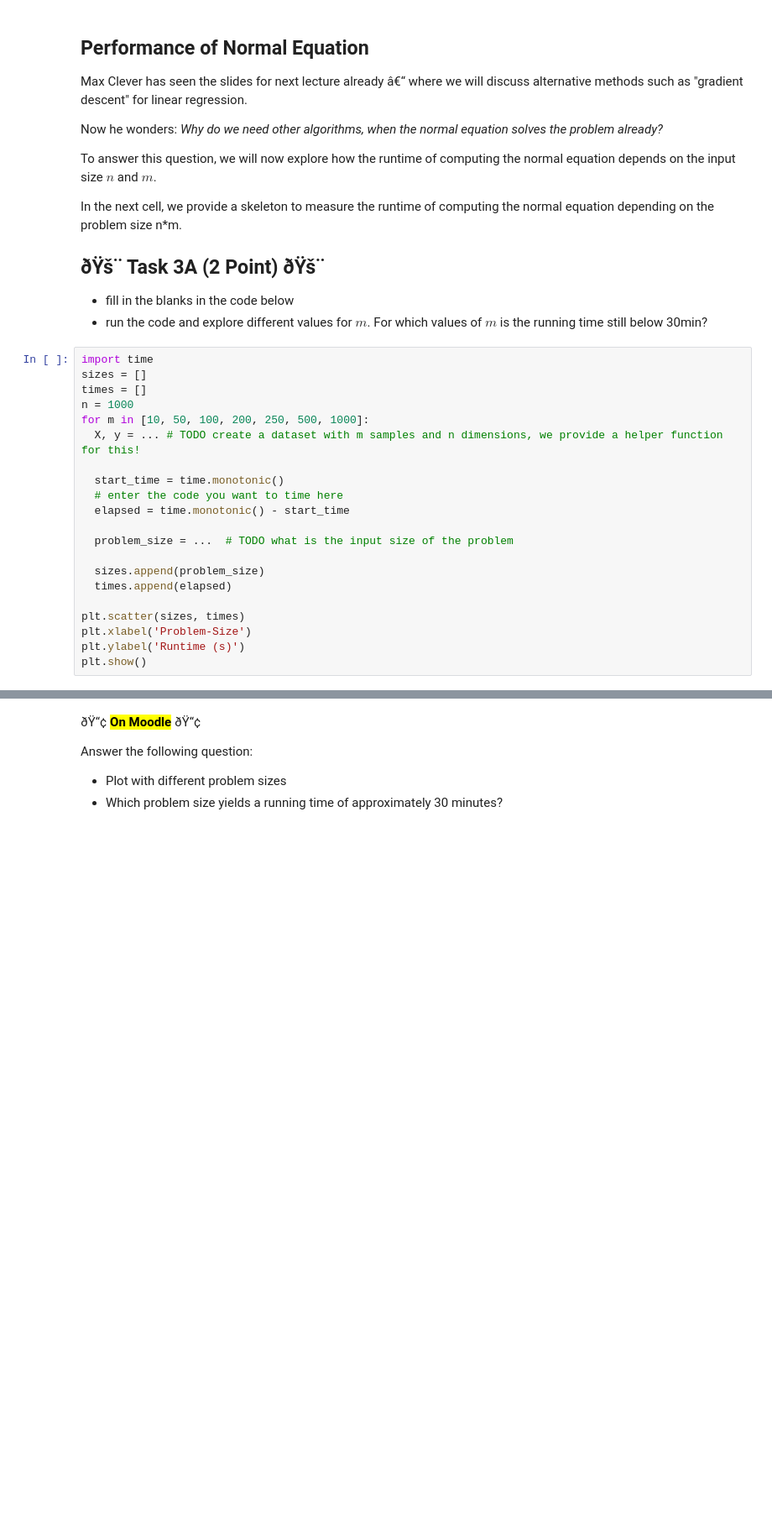
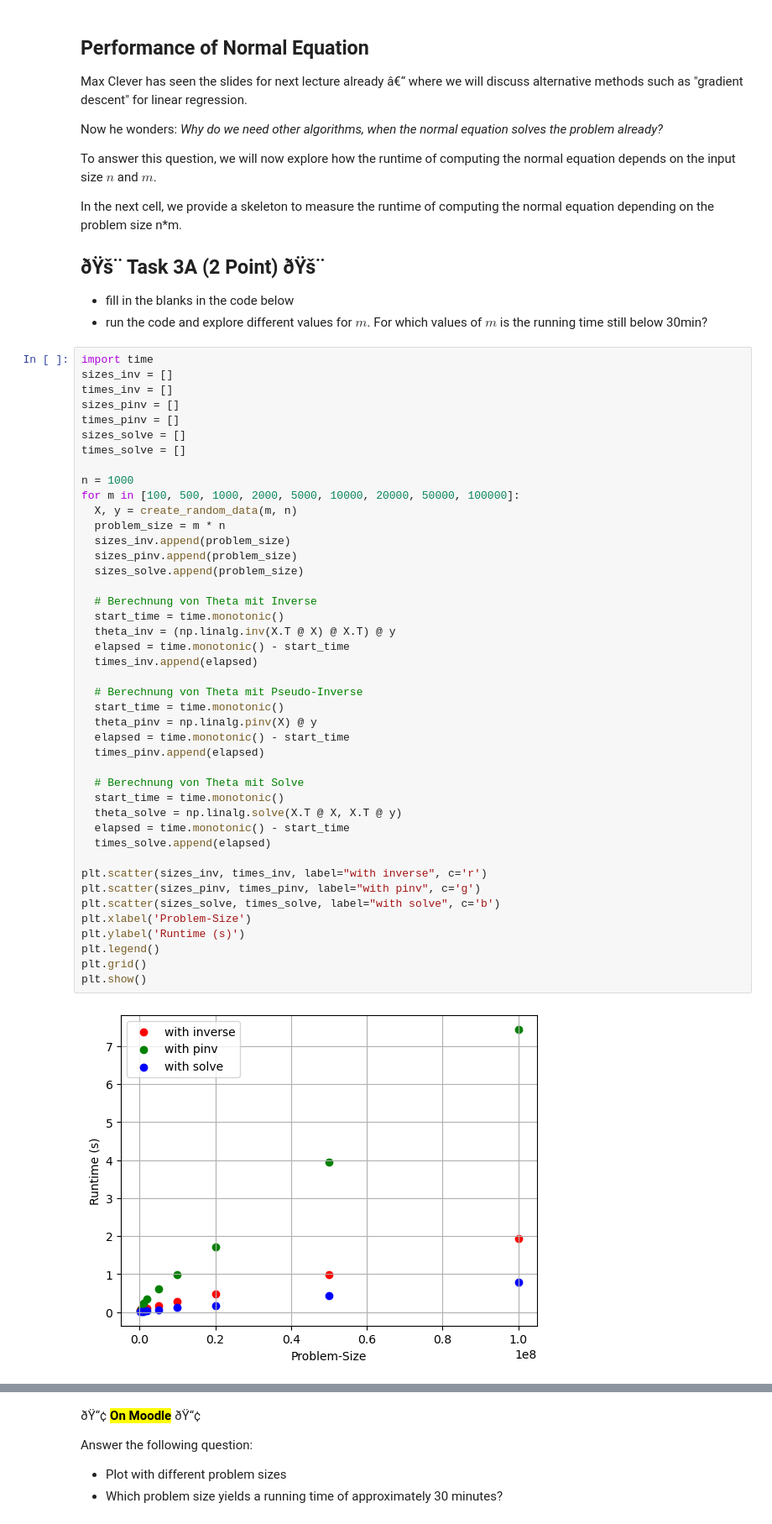
Before and after one commit to shinarove/MLDM_Praktikum, a Jupyter notebook: L02_Linear_Regression.ipynb, the cells around one changed output, grey strips where cells are left out. Shown: that part at 84% size. Saved outputs shown, nothing was run; the diff lists cells and outputs as text; blank space fills up the shorter version.

```diff
--- a/L02_Linear_Regression.ipynb
+++ b/L02_Linear_Regression.ipynb
@@ -206,24 +235,48 @@ In the next cell, we provide a skeleton to measure the runtime of computing the
 ## ðŸš¨ Task 3A (2 Point) ðŸš¨
 * fill in the blanks in the code below
 * run the code and explore different values for $m$. For which values of $m$ is the running time still below 30min?
-# %%
-import time
-sizes = []
-times = []
-n = 1000
-for m in [10, 50, 100, 200, 250, 500, 1000]:
-  X, y = ... # TODO create a dataset with m samples and n dimensions, we provide a helper function for this!
-
-  start_time = time.monotonic()
-  # enter the code you want to time here
-  elapsed = time.monotonic() - start_time
-
-  problem_size = ...  # TODO what is the input size of the problem
-
-  sizes.append(problem_size)
-  times.append(elapsed)
-
-plt.scatter(sizes, times)
-plt.xlabel('Problem-Size')
-plt.ylabel('Runtime (s)')
-plt.show()
+# %%
+import time
+sizes_inv = []
+times_inv = []
+sizes_pinv = []
+times_pinv = []
+sizes_solve = []
+times_solve = []
+
+n = 1000
+for m in [100, 500, 1000, 2000, 5000, 10000, 20000, 50000, 100000]:
+  X, y = create_random_data(m, n)
+  problem_size = m * n
+  sizes_inv.append(problem_size)
+  sizes_pinv.append(problem_size)
+  sizes_solve.append(problem_size)
+
+  # Berechnung von Theta mit Inverse
+  start_time = time.monotonic()
+  theta_inv = (np.linalg.inv(X.T @ X) @ X.T) @ y
+  elapsed = time.monotonic() - start_time
+  times_inv.append(elapsed)
+
+  # Berechnung von Theta mit Pseudo-Inverse
+  start_time = time.monotonic()
+  theta_pinv = np.linalg.pinv(X) @ y
+  elapsed = time.monotonic() - start_time
+  times_pinv.append(elapsed)
+
+  # Berechnung von Theta mit Solve
+  start_time = time.monotonic()
+  theta_solve = np.linalg.solve(X.T @ X, X.T @ y)
+  elapsed = time.monotonic() - start_time
+  times_solve.append(elapsed)
+
+plt.scatter(sizes_inv, times_inv, label="with inverse", c='r')
+plt.scatter(sizes_pinv, times_pinv, label="with pinv", c='g')
+plt.scatter(sizes_solve, times_solve, label="with solve", c='b')
+plt.xlabel('Problem-Size')
+plt.ylabel('Runtime (s)')
+plt.legend()
+plt.grid()
+plt.show()
+# %% [output]
+[figure, added]
```
Also changed, not shown: parts of 17 cells of this notebook.
